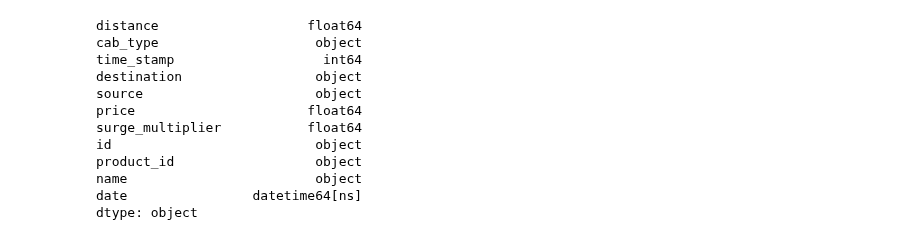
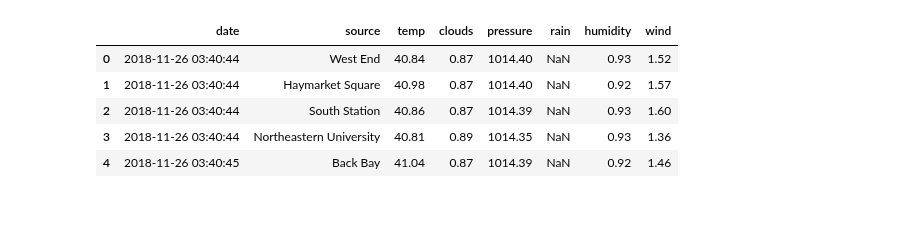
Before and after one commit to marnaji/Project-1, a Jupyter notebook: main.ipynb, the cells around one changed output. Cells and saved outputs as stored; diff of their text form; code cells hidden in the pictures; blank space fills up the shorter version.

```diff
--- a/main.ipynb
+++ b/main.ipynb
@@ -29,15 +6,27 @@ cab_ride.head()
-# %%
-cab_ride.dtypes
-# %% [output]
-distance                   float64
-cab_type                    object
-time_stamp                   int64
-destination                 object
-source                      object
-price                      float64
-surge_multiplier           float64
-id                          object
-product_id                  object
-name                        object
-date                datetime64[ns]
-dtype: object
+# %%
+# Reading CSV files to begin cleaning & merging
+cab_ride=pd.read_csv("./Cab-Weather-Data/cab_rides.csv")
+weather_df=pd.read_csv("./Cab-Weather-Data/weather.csv")
+# %%
+# Cleaning Weather Data
+# The timestamps were listed in epoch formatting, and needs to be converted to a readable date format
+
+weather_df["date"]=pd.to_datetime(weather_df["time_stamp"], unit="s")
+
+# Moving columns into a more readable way
+clean_weather_df=weather_df[["date","location","temp","clouds","pressure","rain","humidity","wind"]]
+
+# Sorting our weather table in ascending order per date time
+clean_weather_df = clean_weather_df.sort_values("date", ascending=True)
+
+# Reset the index and change the location header to source. This is so our merge will align on common time point & weather conditions at pick up location
+new_weather_df = clean_weather_df.reset_index(drop=True)
+new_weather_df.rename(columns={"location":"source"}, inplace=True)
+new_weather_df.head()
+# %% [output]
+|  | date | source | temp | clouds | pressure | rain | humidity | wind |
+| 0 | 2018-11-26 03:40:44 | West End | 40.84 | 0.87 | 1014.40 | NaN | 0.93 | 1.52 |
+| 1 | 2018-11-26 03:40:44 | Haymarket Square | 40.98 | 0.87 | 1014.40 | NaN | 0.92 | 1.57 |
+| 2 | 2018-11-26 03:40:44 | South Station | 40.86 | 0.87 | 1014.39 | NaN | 0.93 | 1.60 |
+| 3 | 2018-11-26 03:40:44 | Northeastern University | 40.81 | 0.89 | 1014.35 | NaN | 0.93 | 1.36 |
+| 4 | 2018-11-26 03:40:45 | Back Bay | 41.04 | 0.87 | 1014.39 | NaN | 0.92 | 1.46 |
```
Also changed, not shown: parts of 18 cells of this notebook.
